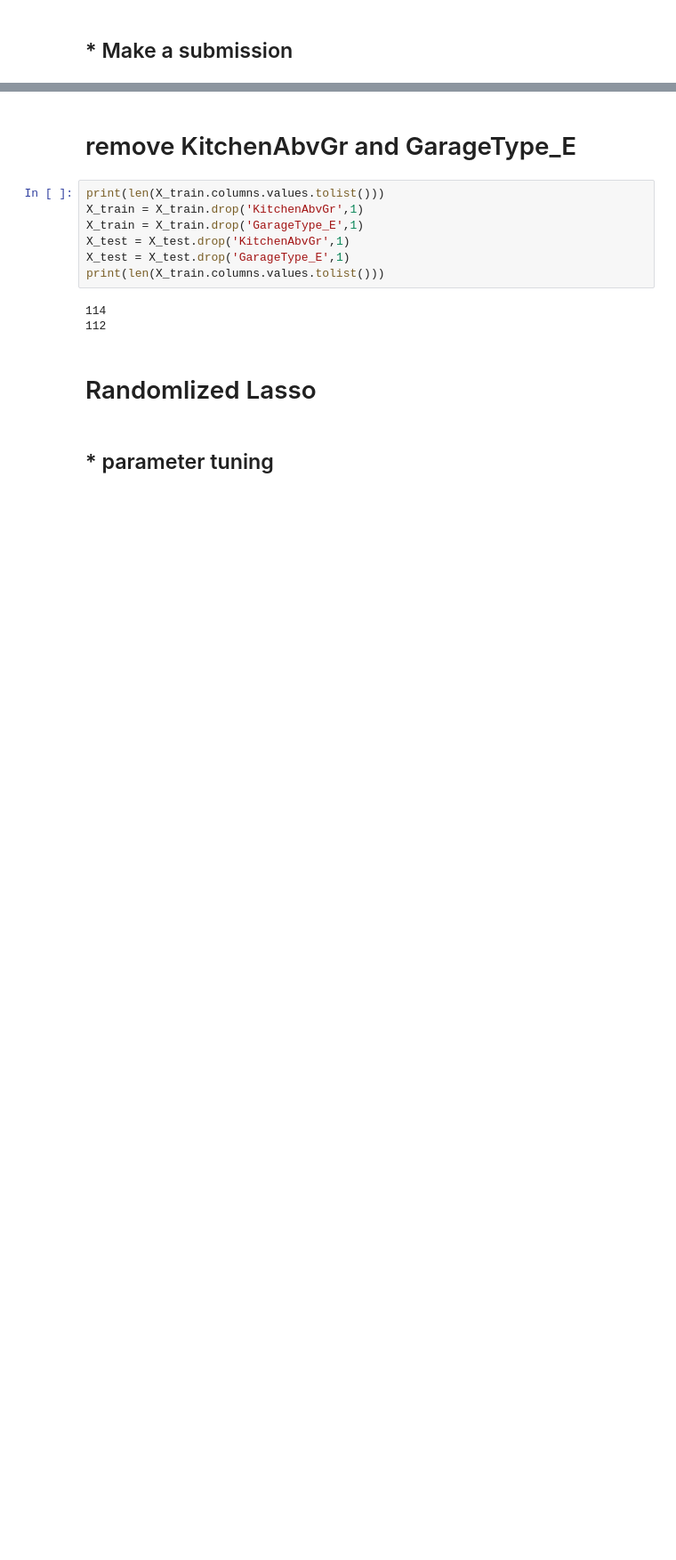
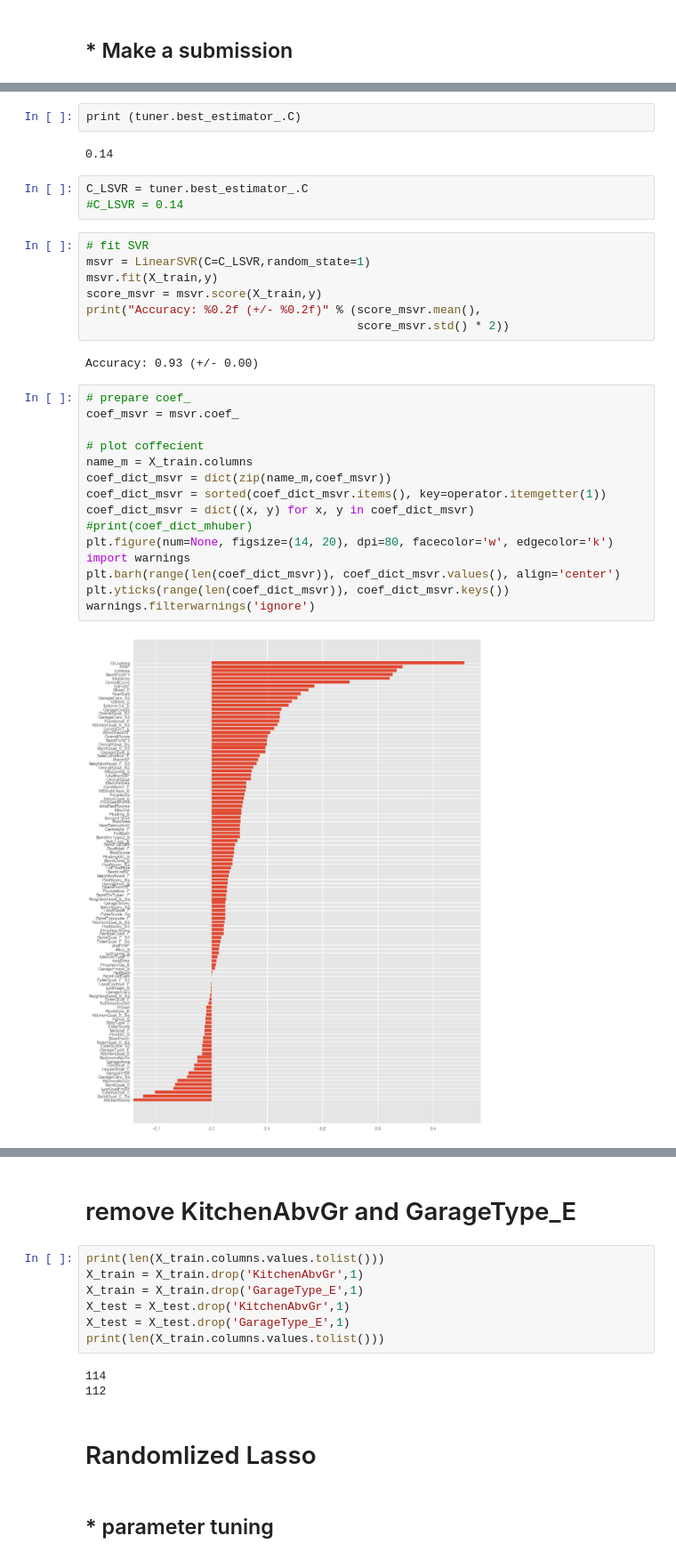
Before and after one commit to dolremi/Housing_Price, a Jupyter notebook: notebook/Linear model NoSelection.ipynb, the cells around one changed output, grey strips where cells are left out. Shown at 89% size. Cells and saved outputs as stored; diff of their text form; blank space fills up the shorter version.

Commit message:
LinearSVR added

```diff
--- a/notebook/Linear model NoSelection.ipynb
+++ b/notebook/Linear model NoSelection.ipynb
@@ -192,0 +306,33 @@ solution.to_csv("../data/submission/test-3-20-lassocv.csv", index = False)
+# %%
+print (tuner.best_estimator_.C)
+# %% [output]
+0.14
+# %%
+C_LSVR = tuner.best_estimator_.C
+#C_LSVR = 0.14
+# %%
+# fit SVR
+msvr = LinearSVR(C=C_LSVR,random_state=1)
+msvr.fit(X_train,y)
+score_msvr = msvr.score(X_train,y)
+print("Accuracy: %0.2f (+/- %0.2f)" % (score_msvr.mean(),
+                                       score_msvr.std() * 2))
+# %% [output]
+Accuracy: 0.93 (+/- 0.00)
+# %%
+# prepare coef_
+coef_msvr = msvr.coef_
+
+# plot coffecient
+name_m = X_train.columns
+coef_dict_msvr = dict(zip(name_m,coef_msvr))
+coef_dict_msvr = sorted(coef_dict_msvr.items(), key=operator.itemgetter(1))
+coef_dict_msvr = dict((x, y) for x, y in coef_dict_msvr)
+#print(coef_dict_mhuber)
+plt.figure(num=None, figsize=(14, 20), dpi=80, facecolor='w', edgecolor='k')
+import warnings
+plt.barh(range(len(coef_dict_msvr)), coef_dict_msvr.values(), align='center')
+plt.yticks(range(len(coef_dict_msvr)), coef_dict_msvr.keys())
+warnings.filterwarnings('ignore')
+# %% [output]
+[figure, added]
```
Also changed, not shown: parts of 21 cells of this notebook, 1 other file.
